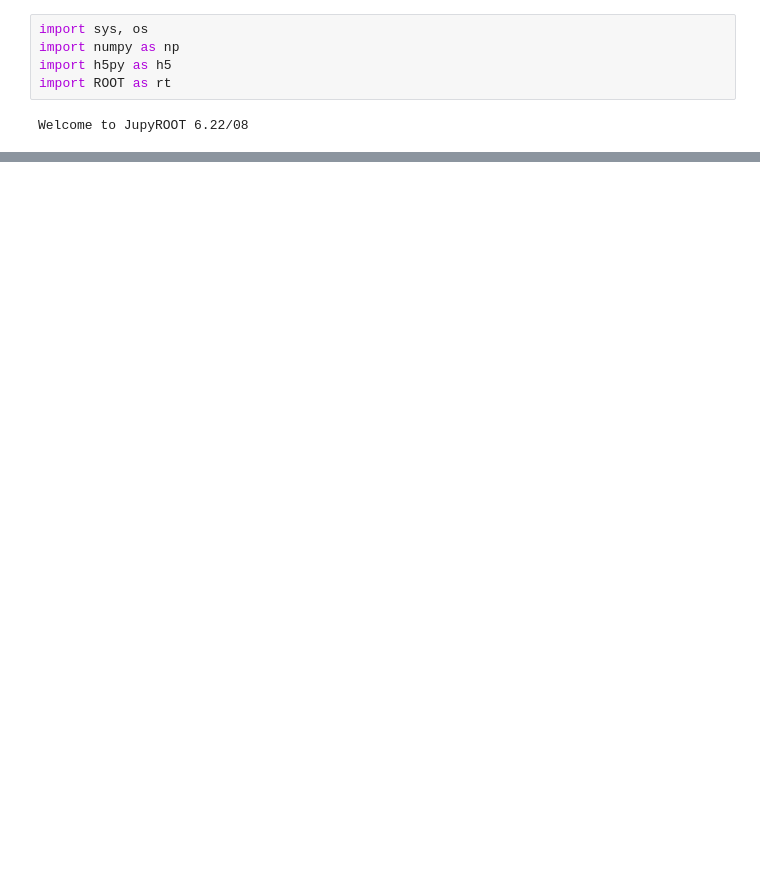
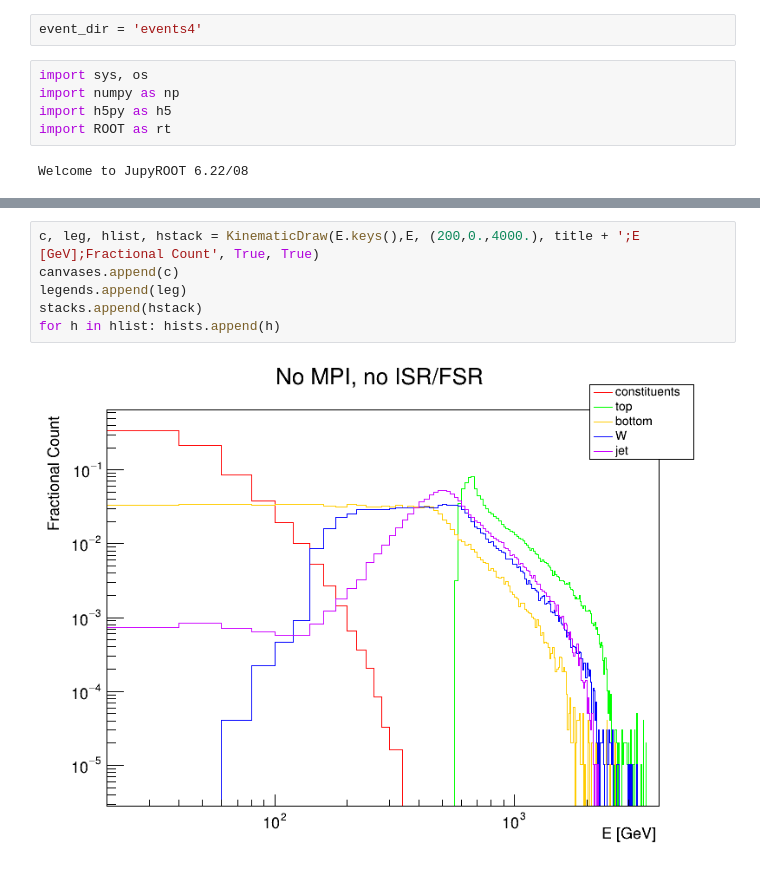
Before and after one commit to janTOffermann/HEPData4ML, a Jupyter notebook: plot/kinematics.ipynb, the cells around one changed output, grey strips where cells are left out. Cells and saved outputs as stored; diff of their text form; blank space fills up the shorter version.

```diff
--- a/plot/kinematics.ipynb
+++ b/plot/kinematics.ipynb
@@ -1,3 +1,5 @@
+# %%
+event_dir = 'events4'
 # %%
 import sys, os
 import numpy as np
@@ -145,0 +192,8 @@ c.Draw()
+# %%
+c, leg, hlist, hstack = KinematicDraw(E.keys(),E, (200,0.,4000.), title + ';E [GeV];Fractional Count', True, True)
+canvases.append(c)
+legends.append(leg)
+stacks.append(hstack)
+for h in hlist: hists.append(h)
+# %% [output]
+[figure, added]
```
Also changed, not shown: parts of 21 cells of this notebook, 7 other files.
